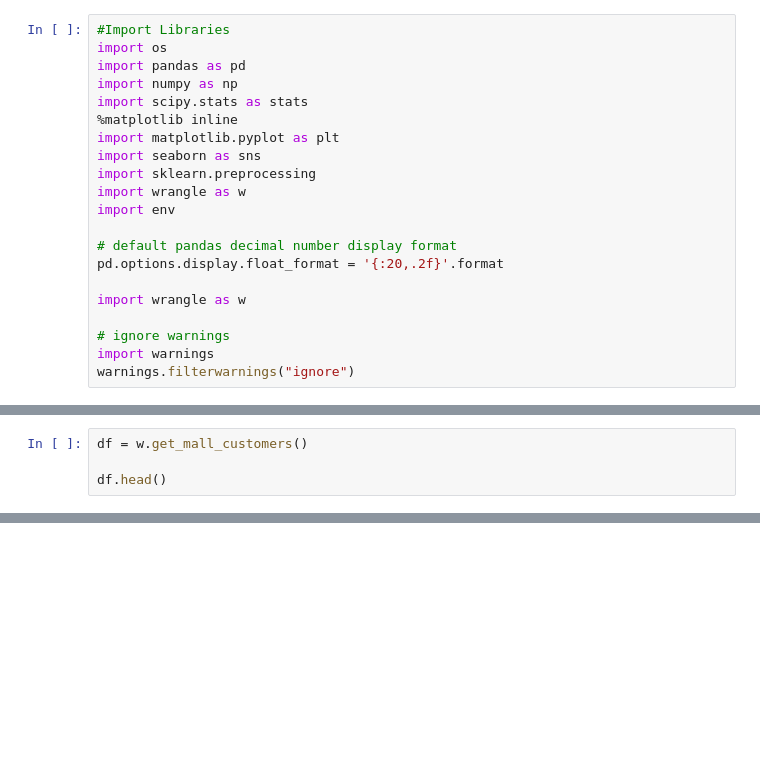
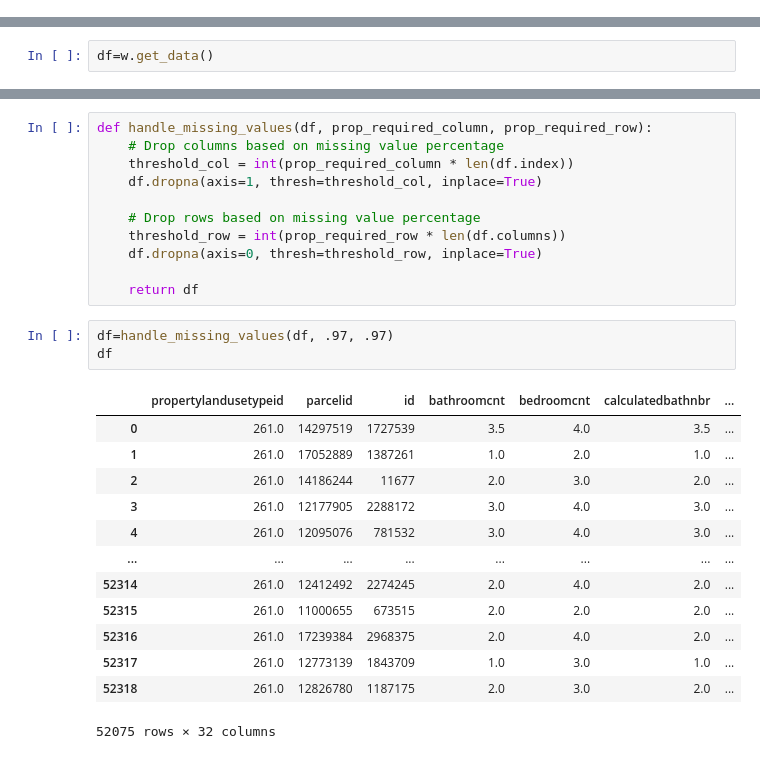
Before and after one commit to Miatta-Sinayoko/clustering-exercises, a Jupyter notebook: zillow.ipynb, the cells around one changed output, grey strips where cells are left out. Cells and saved outputs as stored; diff of their text form; blank space fills up the shorter version.

```diff
--- a/zillow.ipynb
+++ b/zillow.ipynb
@@ -1,21 +0,0 @@
-# %%
-#Import Libraries
-import os
-import pandas as pd
-import numpy as np
-import scipy.stats as stats
-%matplotlib inline
-import matplotlib.pyplot as plt
-import seaborn as sns
-import sklearn.preprocessing
-import wrangle as w
-import env
-
-# default pandas decimal number display format
-pd.options.display.float_format = '{:20,.2f}'.format
-
-import wrangle as w
-
-# ignore warnings
-import warnings
-warnings.filterwarnings("ignore")
@@ -22,4 +15,2 @@ warnings.filterwarnings("ignore")
 # %%
-df = w.get_mall_customers()
-
-df.head()
+df=w.get_data()
@@ -35,0 +114,28 @@ NameError: name 'df_summary' is not defined
+# %%
+def handle_missing_values(df, prop_required_column, prop_required_row):
+    # Drop columns based on missing value percentage
+    threshold_col = int(prop_required_column * len(df.index))
+    df.dropna(axis=1, thresh=threshold_col, inplace=True)
+
+    # Drop rows based on missing value percentage
+    threshold_row = int(prop_required_row * len(df.columns))
+    df.dropna(axis=0, thresh=threshold_row, inplace=True)
+
+    return df
+# %%
+df=handle_missing_values(df, .97, .97)
+df
+# %% [output]
+|  | propertylandusetypeid | parcelid | id | bathroomcnt | bedroomcnt | calculatedbathnbr | ... |
+| 0 | 261.0 | 14297519 | 1727539 | 3.5 | 4.0 | 3.5 | ... |
+| 1 | 261.0 | 17052889 | 1387261 | 1.0 | 2.0 | 1.0 | ... |
+| 2 | 261.0 | 14186244 | 11677 | 2.0 | 3.0 | 2.0 | ... |
+| 3 | 261.0 | 12177905 | 2288172 | 3.0 | 4.0 | 3.0 | ... |
+| 4 | 261.0 | 12095076 | 781532 | 3.0 | 4.0 | 3.0 | ... |
+| ... | ... | ... | ... | ... | ... | ... | ... |
+| 52314 | 261.0 | 12412492 | 2274245 | 2.0 | 4.0 | 2.0 | ... |
+| 52315 | 261.0 | 11000655 | 673515 | 2.0 | 2.0 | 2.0 | ... |
+| 52316 | 261.0 | 17239384 | 2968375 | 2.0 | 4.0 | 2.0 | ... |
+| 52317 | 261.0 | 12773139 | 1843709 | 1.0 | 3.0 | 1.0 | ... |
+| 52318 | 261.0 | 12826780 | 1187175 | 2.0 | 3.0 | 2.0 | ... |
+52075 rows × 32 columns
```
Also changed, not shown: parts of 12 cells of this notebook.
